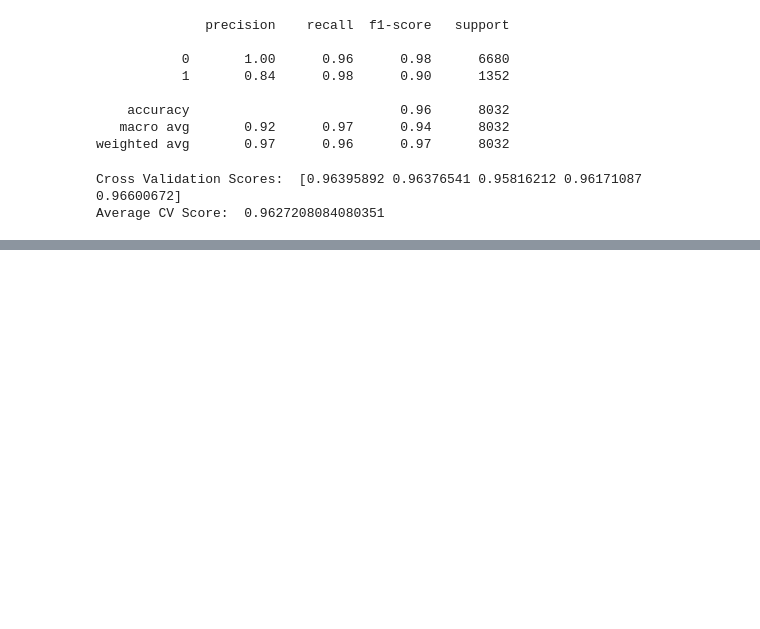
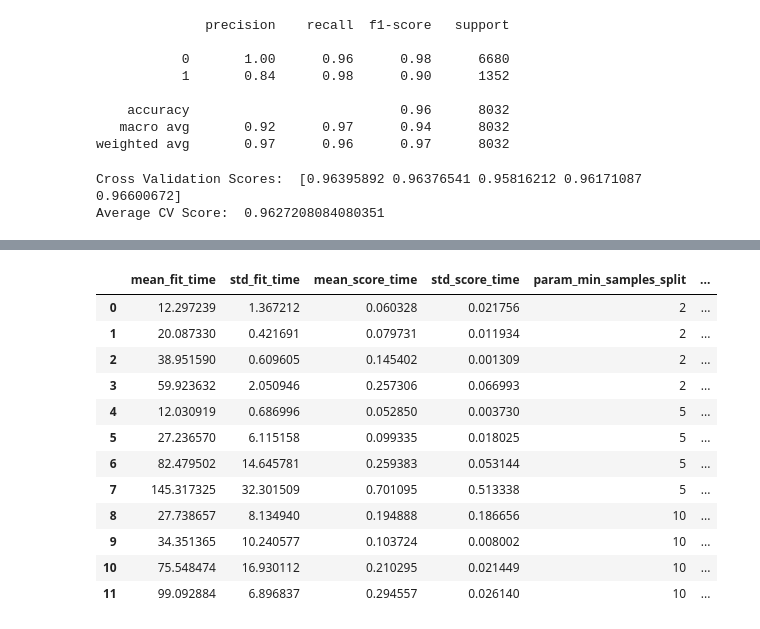
Before and after one commit to lucascheng24/comp4432ML-A_Million_News_Headlines, a Jupyter notebook: Fake_and_real_news_dataset/classifiers/RandomForest/randomForest_02.ipynb, the cells around one changed output, grey strips where cells are left out. Drawn from its saved outputs; the diff is of its cells as text; code cells hidden in the pictures; blank space fills up the shorter version.

```diff
--- a/Fake_and_real_news_dataset/classifiers/RandomForest/randomForest_02.ipynb
+++ b/Fake_and_real_news_dataset/classifiers/RandomForest/randomForest_02.ipynb
@@ -168,3 +168,28 @@ print("Average CV Score: ", scores.mean())
 # %% [output]
 Cross Validation Scores:  [0.96395892 0.96376541 0.95816212 0.96171087 0.96600672]
 Average CV Score:  0.9627208084080351
+# %%
+from sklearn.model_selection import GridSearchCV
+from sklearn.metrics import classification_report
+import numpy as np
+import matplotlib.pyplot as plt
+
+param_grid = {
+    'n_estimators': [50, 100, 200, 300],
+    # 'max_depth': [None, 5, 10, 20],
+    'min_samples_split': [2, 5, 10],
+    # 'min_samples_leaf': [1, 2, 4]
+}
+
+# Create a Random Forest object
+rfc = RandomForestClassifier()
+
+# Perform a grid search to find the best hyperparameters
+grid_search = GridSearchCV(rfc, param_grid, cv=5)
+grid_search.fit(X_train, y_train)
+
+# Print the best hyperparameters and the corresponding classification report
+print("Best hyperparameters: ", grid_search.best_params_)
+y_pred = grid_search.predict(X_test)
+print("Classification report: ")
+print(classification_report(y_test, y_pred))
@@ -170,0 +207,17 @@ Average CV Score:  0.9627208084080351
+# %%
+resultReport_df = pd.DataFrame(grid_search.cv_results_)
+resultReport_df
+# %% [output]
+|  | mean_fit_time | std_fit_time | mean_score_time | std_score_time | param_min_samples_split | ... |
+| 0 | 12.297239 | 1.367212 | 0.060328 | 0.021756 | 2 | ... |
+| 1 | 20.087330 | 0.421691 | 0.079731 | 0.011934 | 2 | ... |
+| 2 | 38.951590 | 0.609605 | 0.145402 | 0.001309 | 2 | ... |
+| 3 | 59.923632 | 2.050946 | 0.257306 | 0.066993 | 2 | ... |
+| 4 | 12.030919 | 0.686996 | 0.052850 | 0.003730 | 5 | ... |
+| 5 | 27.236570 | 6.115158 | 0.099335 | 0.018025 | 5 | ... |
+| 6 | 82.479502 | 14.645781 | 0.259383 | 0.053144 | 5 | ... |
+| 7 | 145.317325 | 32.301509 | 0.701095 | 0.513338 | 5 | ... |
+| 8 | 27.738657 | 8.134940 | 0.194888 | 0.186656 | 10 | ... |
+| 9 | 34.351365 | 10.240577 | 0.103724 | 0.008002 | 10 | ... |
+| 10 | 75.548474 | 16.930112 | 0.210295 | 0.021449 | 10 | ... |
+| 11 | 99.092884 | 6.896837 | 0.294557 | 0.026140 | 10 | ... |
```
Also changed, not shown: parts of 2 cells of this notebook.
